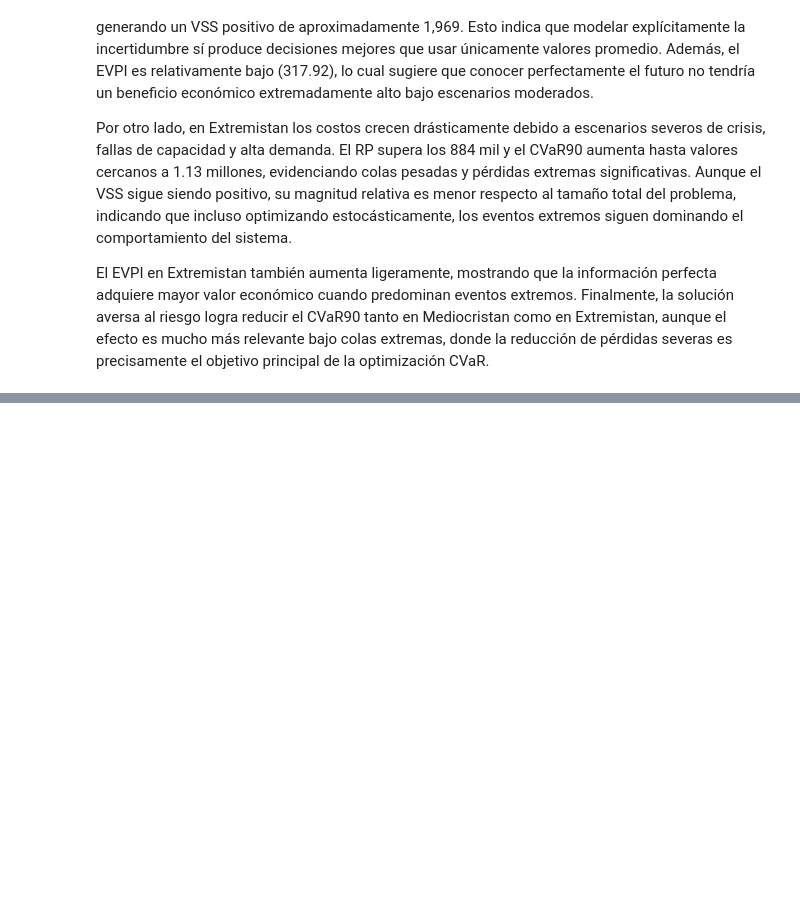
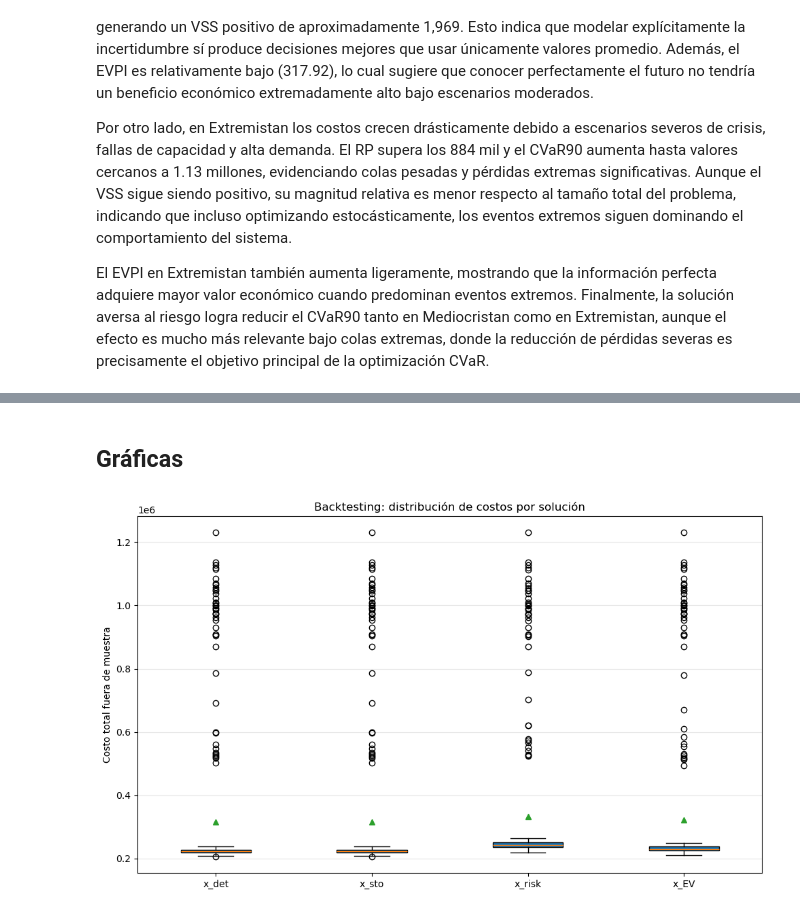
Before and after one commit to sofisacmu/obi_proyecto1, a Jupyter notebook: Entrega 2/modelo.ipynb, the cells around one changed output, grey strips where cells are left out. Saved outputs shown, nothing was run; the diff lists cells and outputs as text; code cells hidden in the pictures; blank space fills up the shorter version.

```diff
--- a/Entrega 2/modelo.ipynb
+++ b/Entrega 2/modelo.ipynb
@@ -2922,0 +3120,26 @@ El EVPI en Extremistan también aumenta ligeramente, mostrando que la informaci
+# %%
+solutions_dict = {
+    "x_det": det_results["h_sol"],
+    "x_sto": de_results["h_sol"],
+    "x_risk": metrics_E["risk_solution"]["h_sol"],
+    "x_EV": metrics_E["ev_solution"]["h_sol"]
+}
+# %%
+backtest_summary, backtest_detail, backtest_scenarios = run_extended_backtesting(
+    solutions_dict=solutions_dict,
+    nodes=nodes,
+    edges=edges,
+    base=base,
+    N_out=300,
+    seed=2026,
+    min_mediocristan=30,
+    min_extremistan=30,
+    p_crisis=0.15,
+    beta=0.95
+)
+backtesting_metrics = extended_backtesting_metrics(
+    backtest_detail,
+    beta=0.95
+)
+
+backtesting_metrics
@@ -2922,0 +3196,21 @@ El EVPI en Extremistan también aumenta ligeramente, mostrando que la informaci
+# %% [markdown]
+## Gráficas
+# %%
+plt.figure(figsize=(10, 6))
+
+data = [
+    backtest_detail.loc[backtest_detail["solution"] == s, "total_cost_scenario"].values
+    for s in backtest_detail["solution"].unique()
+]
+
+labels = backtest_detail["solution"].unique()
+
+plt.boxplot(data, labels=labels, patch_artist=True, showmeans=True)
+
+plt.ylabel("Costo total fuera de muestra")
+plt.title("Backtesting: distribución de costos por solución")
+plt.grid(axis="y", alpha=0.3)
+plt.tight_layout()
+plt.show()
+# %% [output]
+[figure, added]
```
Also changed, not shown: parts of 13 cells of this notebook.
